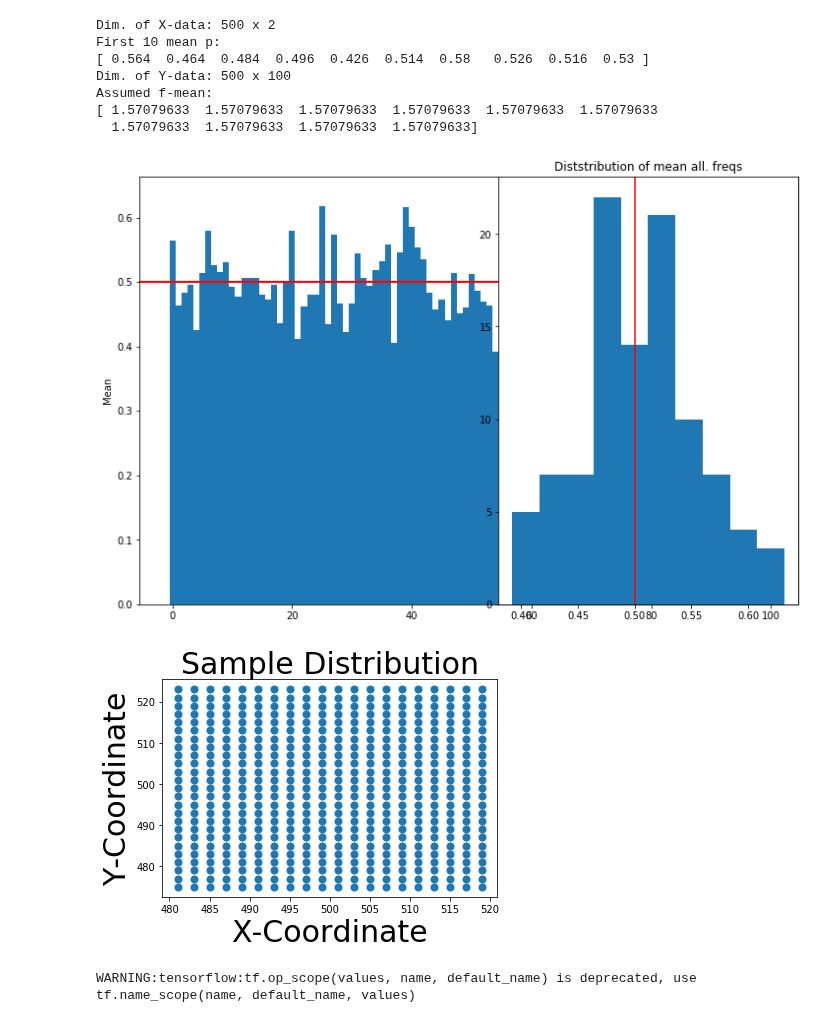
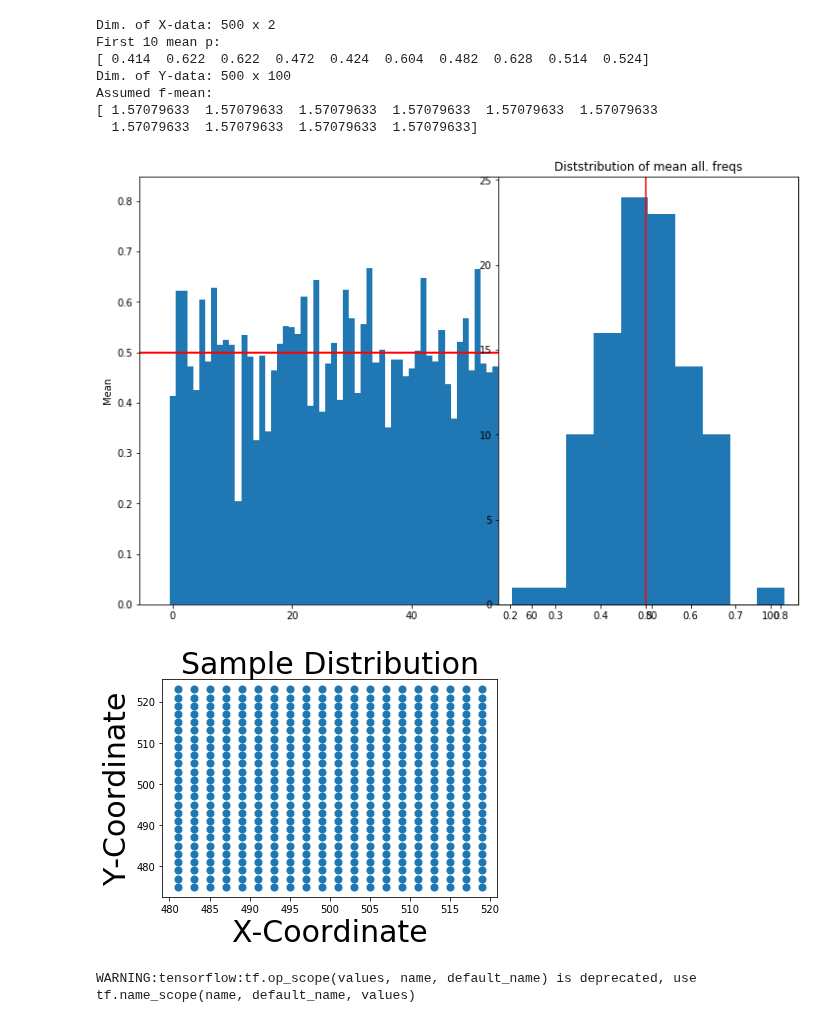
Before and after one commit to hringbauer/BarrierInferPublic, a Jupyter notebook: Laplace.ipynb, the cells around one changed output. Saved outputs shown, nothing was run; the diff lists cells and outputs as text; code cells hidden in the pictures.

```diff
--- a/Laplace.ipynb
+++ b/Laplace.ipynb
@@ -16,8 +16,8 @@ import scipy.optimize as opt
 nr_inds = 500 # Nr. of Individuals to Check
 
 kernel_type= "DiffusionK0"  #DiffusionK0 #DiffusionK0
-X_data = np.loadtxt('./Data/coordinates5.csv', delimiter='$').astype('float64') # Load the complete X-Data
-Y_data = np.loadtxt('./Data/data_genotypes5.csv', delimiter='$').astype('float64') # Load the complete Y-Data
+X_data = np.loadtxt('./Data/coordinates7.csv', delimiter='$').astype('float64') # Load the complete X-Data
+Y_data = np.loadtxt('./Data/data_genotypes7.csv', delimiter='$').astype('float64') # Load the complete Y-Data
 
 #path1 = "data_lists.p"  # Load data from pickle file!
 #x_data_sets, y_data_sets  = pickle.load(open(path1, "rb"))  # Load data from pickle file!
@@ -32,7 +32,6 @@ inds=range(len(X_data))
 shuffle(inds)  # Random permutation of the indices. If not random draw - comment out
 inds=inds[:nr_inds]  # Only load first nr_inds
 
-
 # Only load first nr_inds entries
 X_data = X_data[inds,:]
 Y_data = Y_data[inds,:]
@@ -45,7 +44,6 @@ k = X_data.shape[1]
 print("Dim. of X-data: %i x %i" % (N,k))
 M1 = Y_data.shape[0]
 nr_loci = Y_data.shape[1]
-
 
 p_mean = np.mean(Y_data, axis=0) # Empirical average for every loci
 #p_mean=np.mean(Y_data)
@@ -77,35 +75,35 @@ ax1.bar(range(len(p_mean)), p_mean, width=1.0)
 ax1.set_ylabel("Mean")
 ax1.axhline(y=0.5,c="r", linewidth=2)
 
 ax2=fig.add_subplot(122)
 ax2.hist(p_mean)
 ax2.axvline(x=0.5, c="r")
 plt.title("Diststribution of mean all. freqs")
 plt.show()
 
 
 # Plot the data
 pylab.figure()
 pylab.title("Sample Distribution", fontsize=30)
 pylab.scatter(X_data[:,0], X_data[:,1], label = "Samples",s=50)
 #pylab.vlines(0, min(X_data[:,1]), max(X_data[:,1]), linewidth=2, color="red", label="Barrier")
 pylab.xlabel("X-Coordinate", fontsize=30)
 pylab.ylabel("Y-Coordinate", fontsize=30)
 #pylab.xlim([-22,22])
 #pylab.ylim([-30,30])
 #pylab.tick_params(axis='both', which='both', bottom='off',
 #                    top='off', labelbottom='off', right='off', left='off', labelleft='off')
 #pylab.legend(fontsize=20)
 pylab.show()
 # %% [output]
 Dim. of X-data: 500 x 2
 First 10 mean p:
-[ 0.564  0.464  0.484  0.496  0.426  0.514  0.58   0.526  0.516  0.53 ]
+[ 0.414  0.622  0.622  0.472  0.424  0.604  0.482  0.628  0.514  0.524]
 Dim. of Y-data: 500 x 100
 Assumed f-mean:
 [ 1.57079633  1.57079633  1.57079633  1.57079633  1.57079633  1.57079633
   1.57079633  1.57079633  1.57079633  1.57079633]
-[figure, old version]
+[figure, new version]
 [figure]
 # %%
 # From Alex: To calculate the log determinant
```
Also changed, not shown: parts of 7 cells of this notebook, 5 other files.
